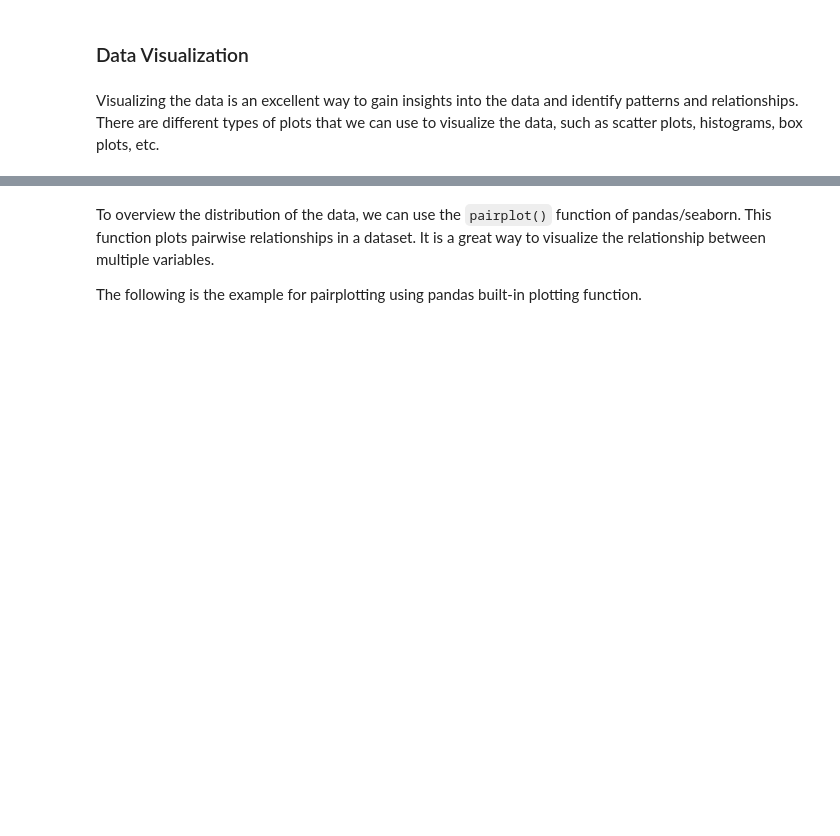
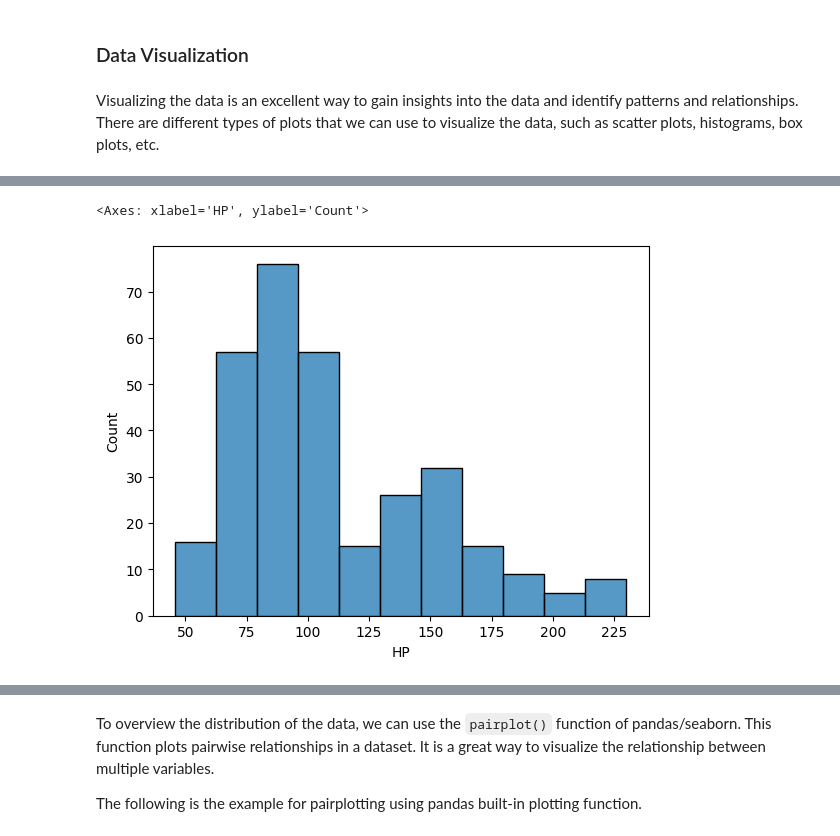
Before and after one commit to timpdotd/LabIAGI_1950722, a Jupyter notebook: Esercitazione_5/Linear_Regression_1950722.ipynb, the cells around one changed output, grey strips where cells are left out. Saved outputs shown, nothing was run; the diff lists cells and outputs as text; code cells hidden in the pictures; blank space fills up the shorter version.

```diff
--- a/Esercitazione_5/Linear_Regression_1950722.ipynb
+++ b/Esercitazione_5/Linear_Regression_1950722.ipynb
@@ -116,0 +113,5 @@ Visualizing the data is an excellent way to gain insights into the data and iden
+# %%
+sns.histplot(df['HP'])
+# %% [output]
+<Axes: xlabel='HP', ylabel='Count'>
+[figure, added]
```
Also changed, not shown: parts of 36 cells of this notebook, 1 other file.
